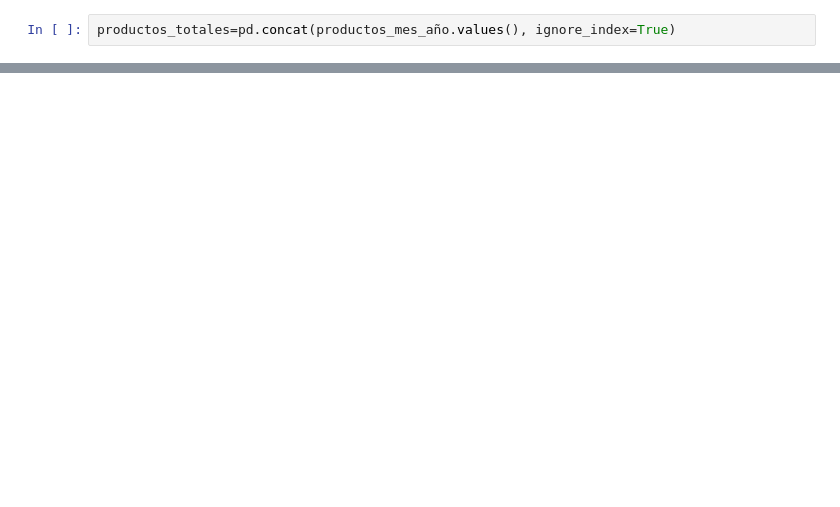
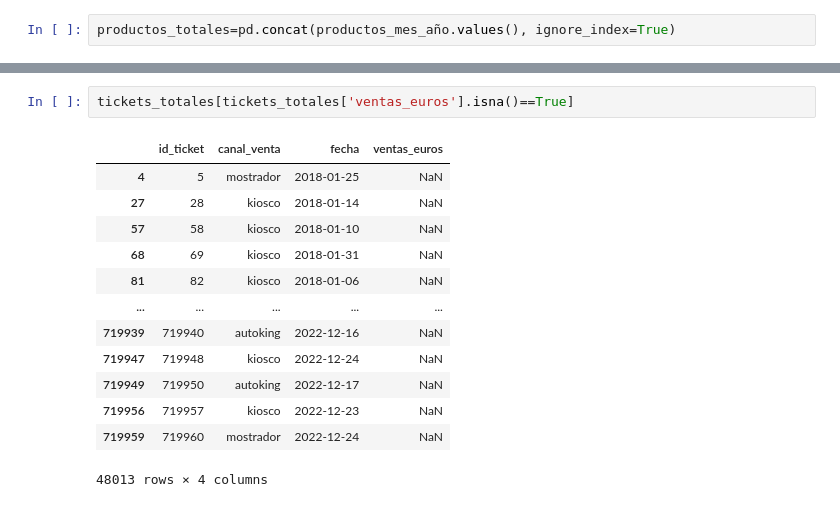
Before and after one commit to Lidiavf1912/analysis_burgerking, a Jupyter notebook: creacion_de_tablas.ipynb, the cells around one changed output, grey strips where cells are left out. Cells and saved outputs as stored; diff of their text form; blank space fills up the shorter version.

```diff
--- a/creacion_de_tablas.ipynb
+++ b/creacion_de_tablas.ipynb
@@ -727,0 +778,16 @@ productos_totales
+# %%
+tickets_totales[tickets_totales['ventas_euros'].isna()==True]
+# %% [output]
+|  | id_ticket | canal_venta | fecha | ventas_euros |
+| 4 | 5 | mostrador | 2018-01-25 | NaN |
+| 27 | 28 | kiosco | 2018-01-14 | NaN |
+| 57 | 58 | kiosco | 2018-01-10 | NaN |
+| 68 | 69 | kiosco | 2018-01-31 | NaN |
+| 81 | 82 | kiosco | 2018-01-06 | NaN |
+| ... | ... | ... | ... | ... |
+| 719939 | 719940 | autoking | 2022-12-16 | NaN |
+| 719947 | 719948 | kiosco | 2022-12-24 | NaN |
+| 719949 | 719950 | autoking | 2022-12-17 | NaN |
+| 719956 | 719957 | kiosco | 2022-12-23 | NaN |
+| 719959 | 719960 | mostrador | 2022-12-24 | NaN |
+48013 rows × 4 columns
```
Also changed, not shown: parts of 14 cells of this notebook.
